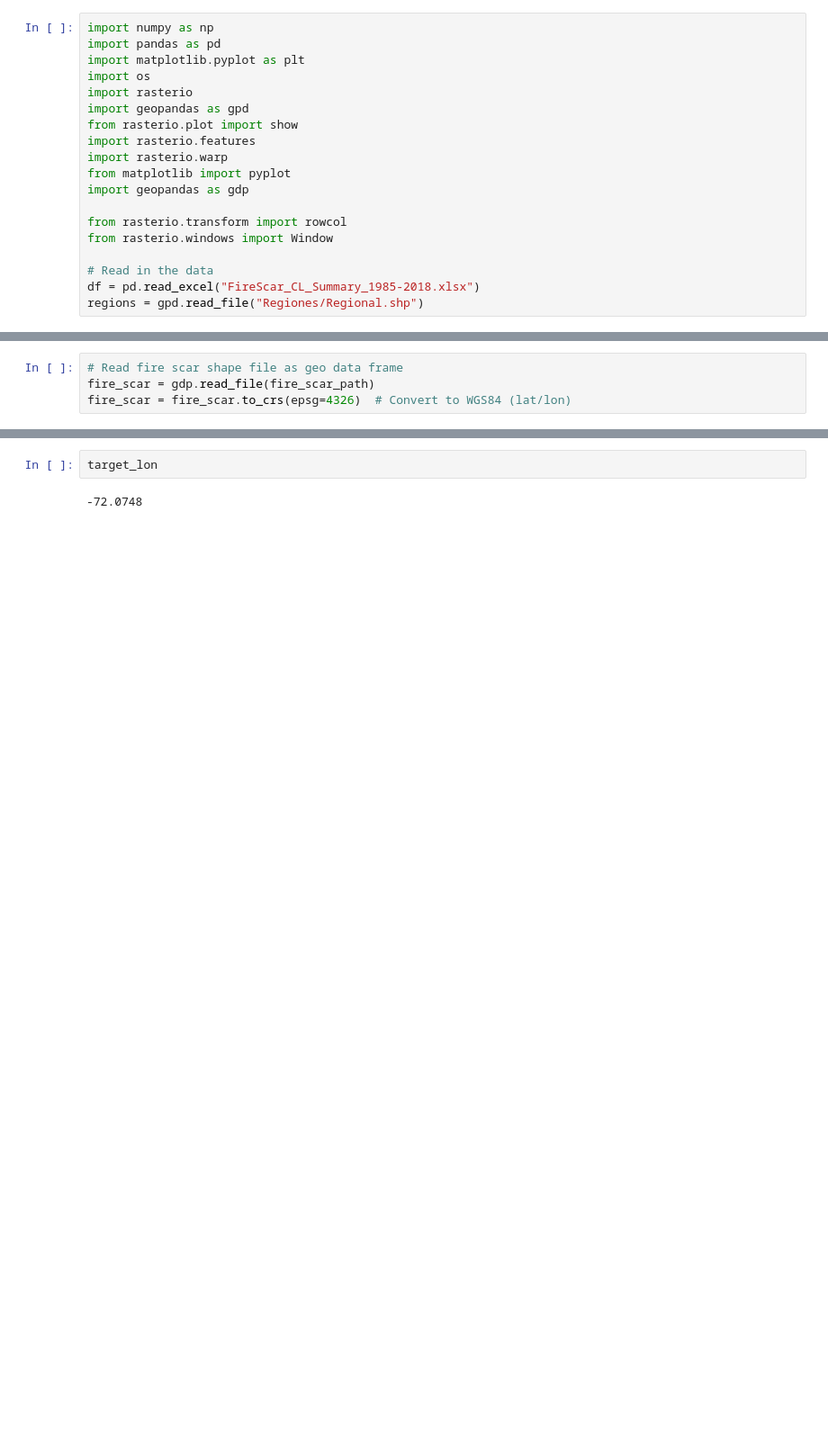
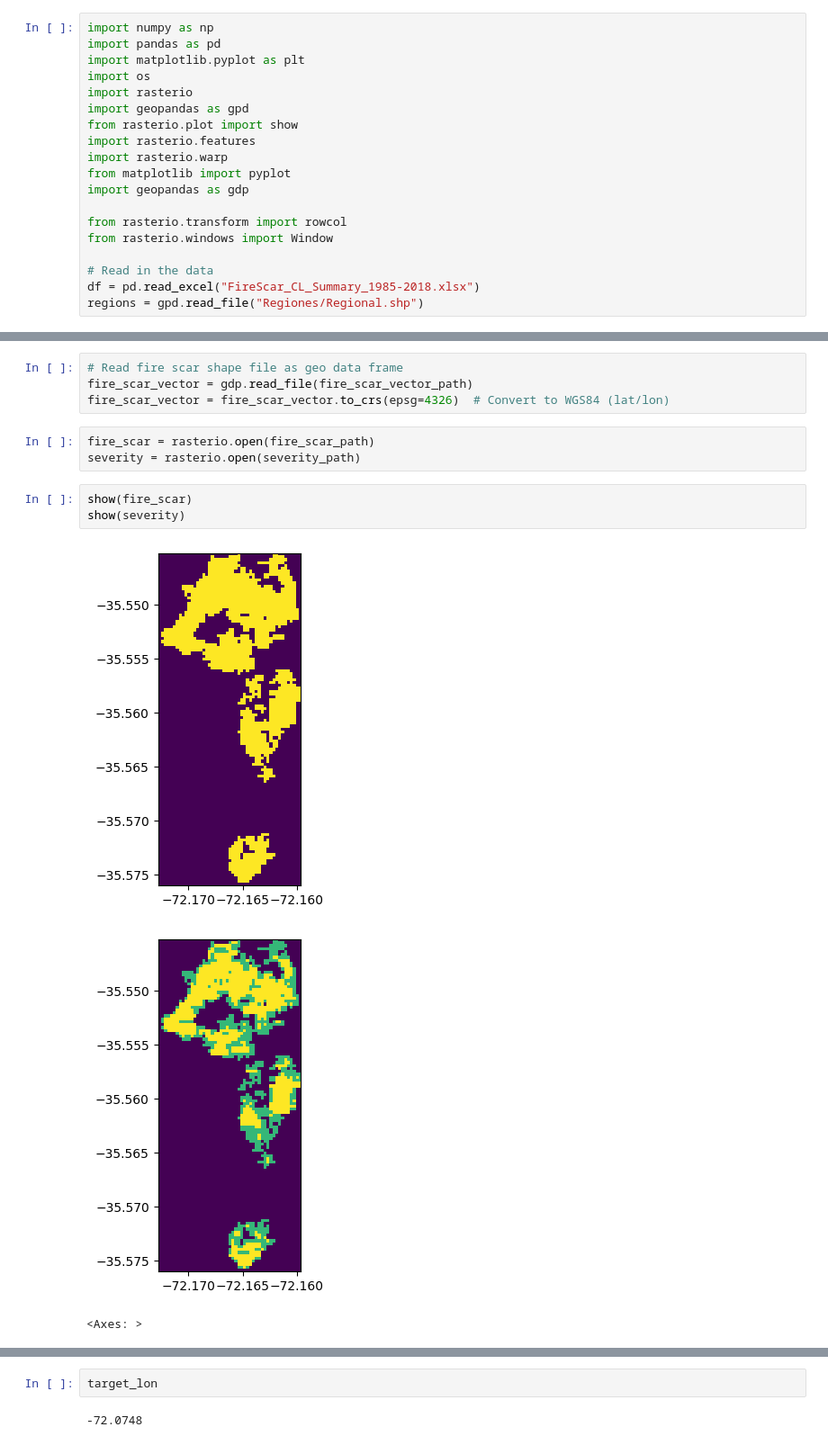
Before and after one commit to abbystokes/wildfire-risk-ml, a Jupyter notebook: data_preprocessing.ipynb, the cells around one changed output, grey strips where cells are left out. Shown at 90% size. Drawn from its saved outputs; the diff is of its cells as text; blank space fills up the shorter version.

```diff
--- a/data_preprocessing.ipynb
+++ b/data_preprocessing.ipynb
@@ -63,4 +64,14 @@ Name: 11, dtype: object
 # %%
 # Read fire scar shape file as geo data frame
-fire_scar = gdp.read_file(fire_scar_path)
-fire_scar = fire_scar.to_crs(epsg=4326)  # Convert to WGS84 (lat/lon)
+fire_scar_vector = gdp.read_file(fire_scar_vector_path)
+fire_scar_vector = fire_scar_vector.to_crs(epsg=4326)  # Convert to WGS84 (lat/lon)
+# %%
+fire_scar = rasterio.open(fire_scar_path)
+severity = rasterio.open(severity_path)
+# %%
+show(fire_scar)
+show(severity)
+# %% [output]
+[figure, added]
+[figure, added]
+<Axes: >
```
Also changed, not shown: parts of 21 cells of this notebook, 1 other file.
